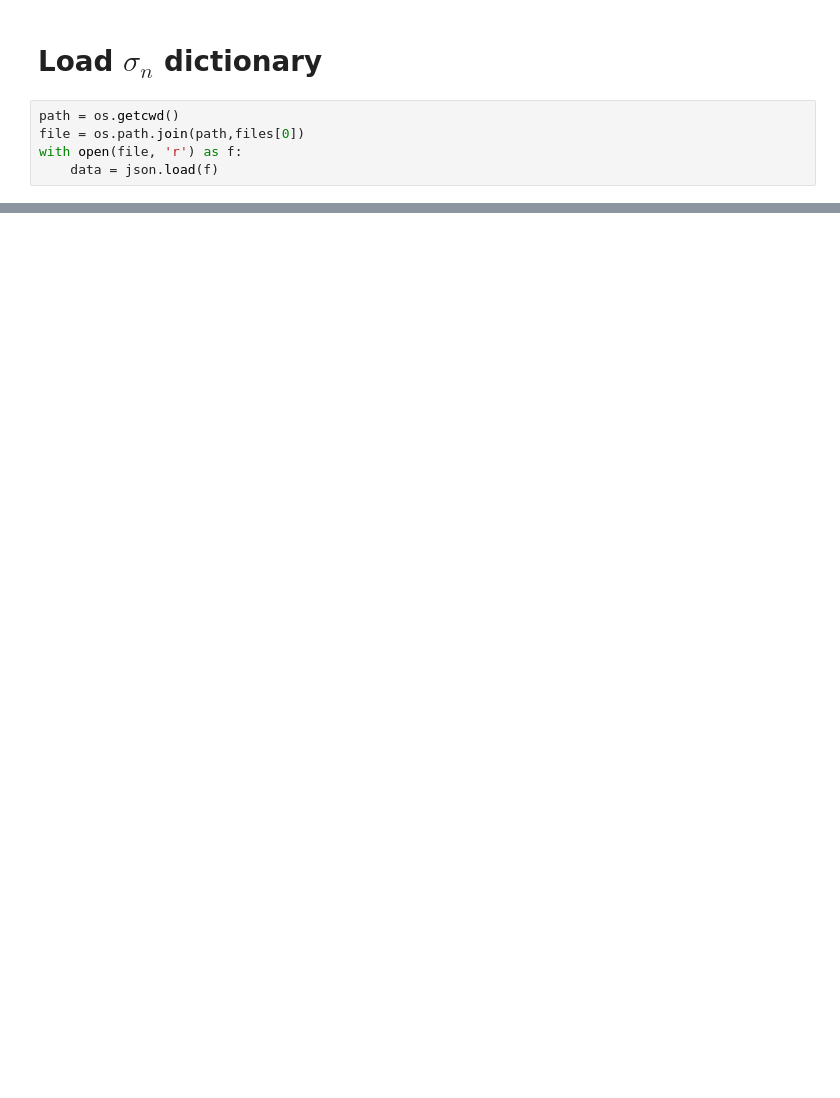
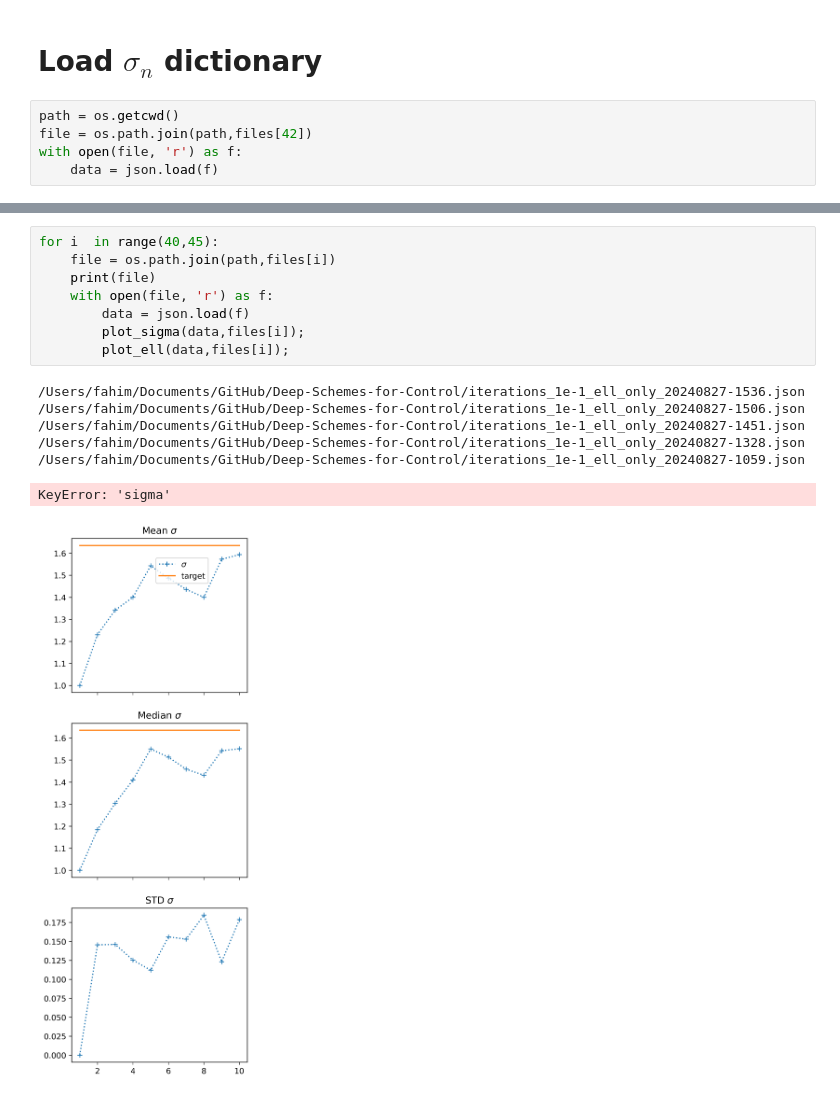
Before and after one commit to arashfahim/reduction-method-for-fully-nonlinear-PDEs, a Jupyter notebook: sigma_convergence.ipynb, the cells around one changed output, grey strips where cells are left out. Saved outputs shown, nothing was run; the diff lists cells and outputs as text; blank space fills up the shorter version.

```diff
--- a/sigma_convergence.ipynb
+++ b/sigma_convergence.ipynb
@@ -29,7 +29,7 @@ files
 # Load $\sigma_n$ dictionary
 # %%
 path = os.getcwd()
-file = os.path.join(path,files[0])
+file = os.path.join(path,files[42])
 with open(file, 'r') as f:
     data = json.load(f)
 # %%
@@ -151,0 +151,16 @@ ax[0][0].legend();
+# %%
+for i  in range(40,45):
+    file = os.path.join(path,files[i])
+    print(file)
+    with open(file, 'r') as f:
+        data = json.load(f)
+        plot_sigma(data,files[i]);
+        plot_ell(data,files[i]);
+# %% [output]
+/Users/fahim/Documents/GitHub/Deep-Schemes-for-Control/iterations_1e-1_ell_only_20240827-1536.json
+/Users/fahim/Documents/GitHub/Deep-Schemes-for-Control/iterations_1e-1_ell_only_20240827-1506.json
+/Users/fahim/Documents/GitHub/Deep-Schemes-for-Control/iterations_1e-1_ell_only_20240827-1451.json
+/Users/fahim/Documents/GitHub/Deep-Schemes-for-Control/iterations_1e-1_ell_only_20240827-1328.json
+/Users/fahim/Documents/GitHub/Deep-Schemes-for-Control/iterations_1e-1_ell_only_20240827-1059.json
+KeyError: 'sigma'
+[figure, added]
```
Also changed, not shown: parts of 6 cells of this notebook, 12 other files.
